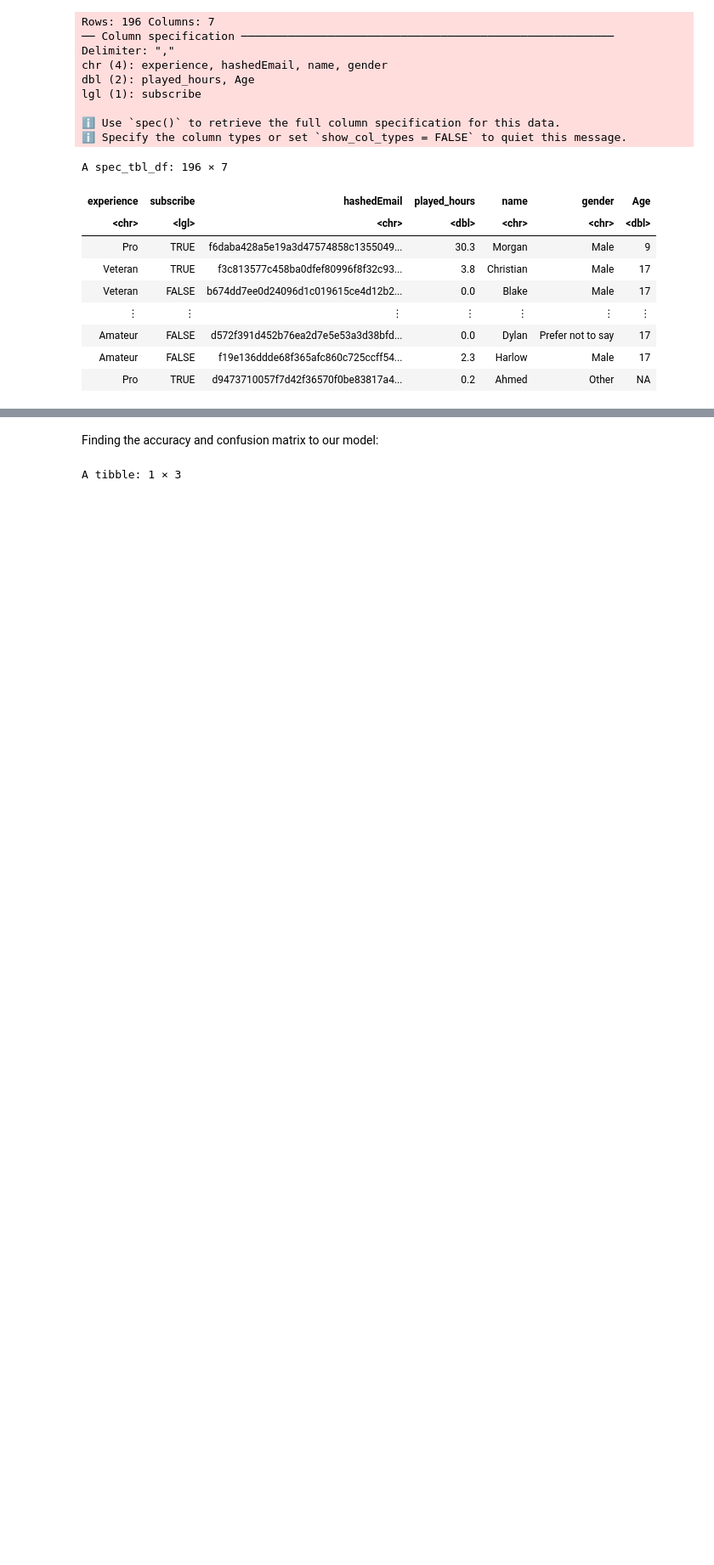
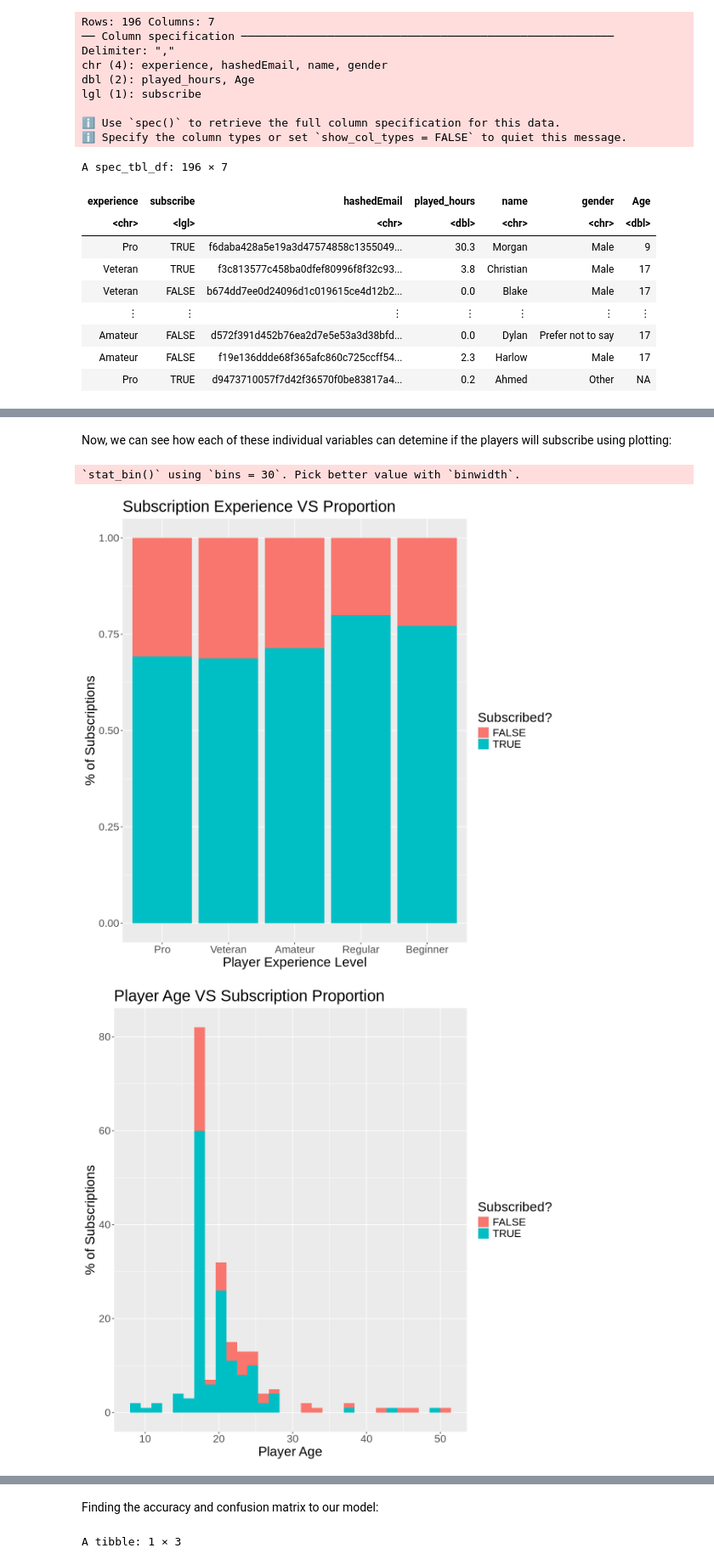
Before and after one commit to frankenstick/dsci-100-final-report, a Jupyter notebook: Video Game Analysis.ipynb, the cells around one changed output, grey strips where cells are left out. Shown at 85% size. Cells and saved outputs as stored; diff of their text form; code cells hidden in the pictures; blank space fills up the shorter version.

```diff
--- a/Video Game Analysis.ipynb
+++ b/Video Game Analysis.ipynb
@@ -93,0 +110,22 @@ From the given players.csv dataset, we know that only the `played_hours` and `Ag
+# %% [markdown]
+Now, we can see how each of these individual variables can detemine if the players will subscribe using plotting:
+# %%
+options (repr.plot.width = 10, repr.plot.height = 10)
+
+experience_plot <- game_data |> ggplot (aes (x = experience, fill = subscribe)) +
+    geom_bar (position = "fill") +
+    labs (x = "Player Experience Level", y = "% of Subscriptions", fill = "Subscribed?") +
+    ggtitle ("Subscription Experience VS Proportion") +
+    theme (text = element_text (size = 20))
+experience_plot
+
+age_plot <- game_data |> ggplot (aes (x = Age, fill = subscribe)) +
+    geom_histogram () +
+    labs (x = "Player Age", y = "% of Subscriptions", fill = "Subscribed?") +
+    ggtitle ("Player Age VS Subscription Proportion") +
+    theme (text = element_text (size = 20))
+age_plot
+# %% [output]
+`stat_bin()` using `bins = 30`. Pick better value with `binwidth`.
+[figure, added]
+[figure, added]
```
Also changed, not shown: parts of 28 cells of this notebook.
